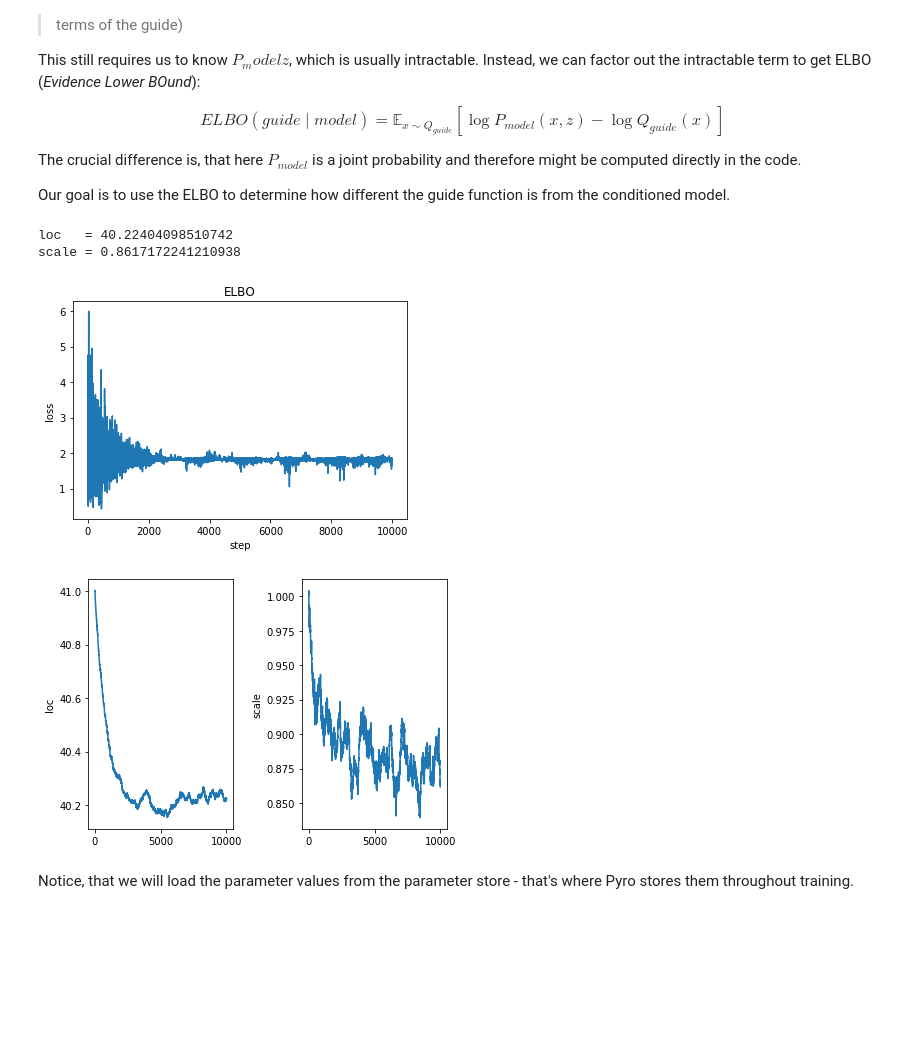
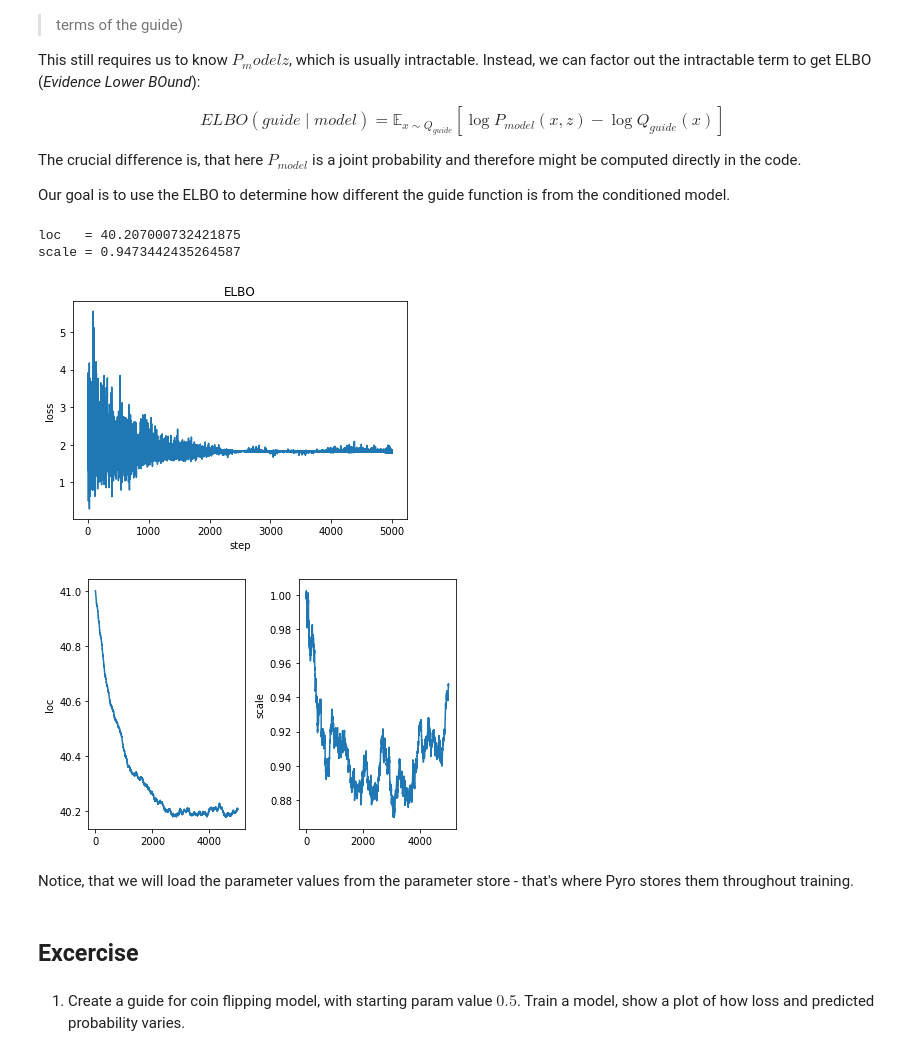
Before and after one commit to puma-wust/base-l02-2020, a Jupyter notebook: Pyro-introduction.ipynb, the cells around one changed output. Cells and saved outputs as stored; diff of their text form; code cells hidden in the pictures; blank space fills up the shorter version.

Commit message:
Add inference and excercise

```diff
--- a/Pyro-introduction.ipynb
+++ b/Pyro-introduction.ipynb
@@ -356,33 +356,33 @@ Our goal is to use the ELBO to determine how different the guide function is fro
 # %%
 import matplotlib.pyplot as plt
 from tqdm.notebook import trange
 
 
 guess = 41.
 
 pyro.clear_param_store()
 svi = pyro.infer.SVI(model=conditioned_speedometer,
                      guide=speedometer_parametrized_guide_constrained,
                      optim=pyro.optim.SGD({"lr": 1e-3}),
                      loss=pyro.infer.Trace_ELBO())
 
 losses, locs, scales = [], [], []
-n_steps = 10000
+n_steps = 5_000
 for t in trange(n_steps):
     losses.append(svi.step(guess))
     locs.append(pyro.param("loc").item())
     scales.append(pyro.param("scale").item())
 
 plt.plot(losses)
 plt.title("ELBO")
 plt.xlabel("step")
 plt.ylabel("loss")
 print(f"loc   = {pyro.param('loc').item()}")
 print(f"scale = {pyro.param('scale').item()}")
 # %% [output]
-loc   = 40.22404098510742
-scale = 0.8617172241210938
+loc   = 40.207000732421875
+scale = 0.9473442435264587
-[figure, old version]
+[figure, new version]
 # %%
 plt.subplot(1,2,1)
 plt.plot(locs)
@@ -393,6 +393,11 @@ plt.ylabel('scale')
 plt.plot(scales)
 plt.tight_layout()
 # %% [output]
-[figure, old version]
+[figure, new version]
 # %% [markdown]
 Notice, that we will load the parameter values from the parameter store - that's where Pyro stores them throughout training.
+# %% [markdown]
+Excercise
+---------
+# %% [markdown]
+1. Create a guide for coin flipping model, with starting param value $0.5$. Train a model, show a plot of how loss and predicted probability varies.
```
Also changed, not shown: parts of 5 cells of this notebook.
